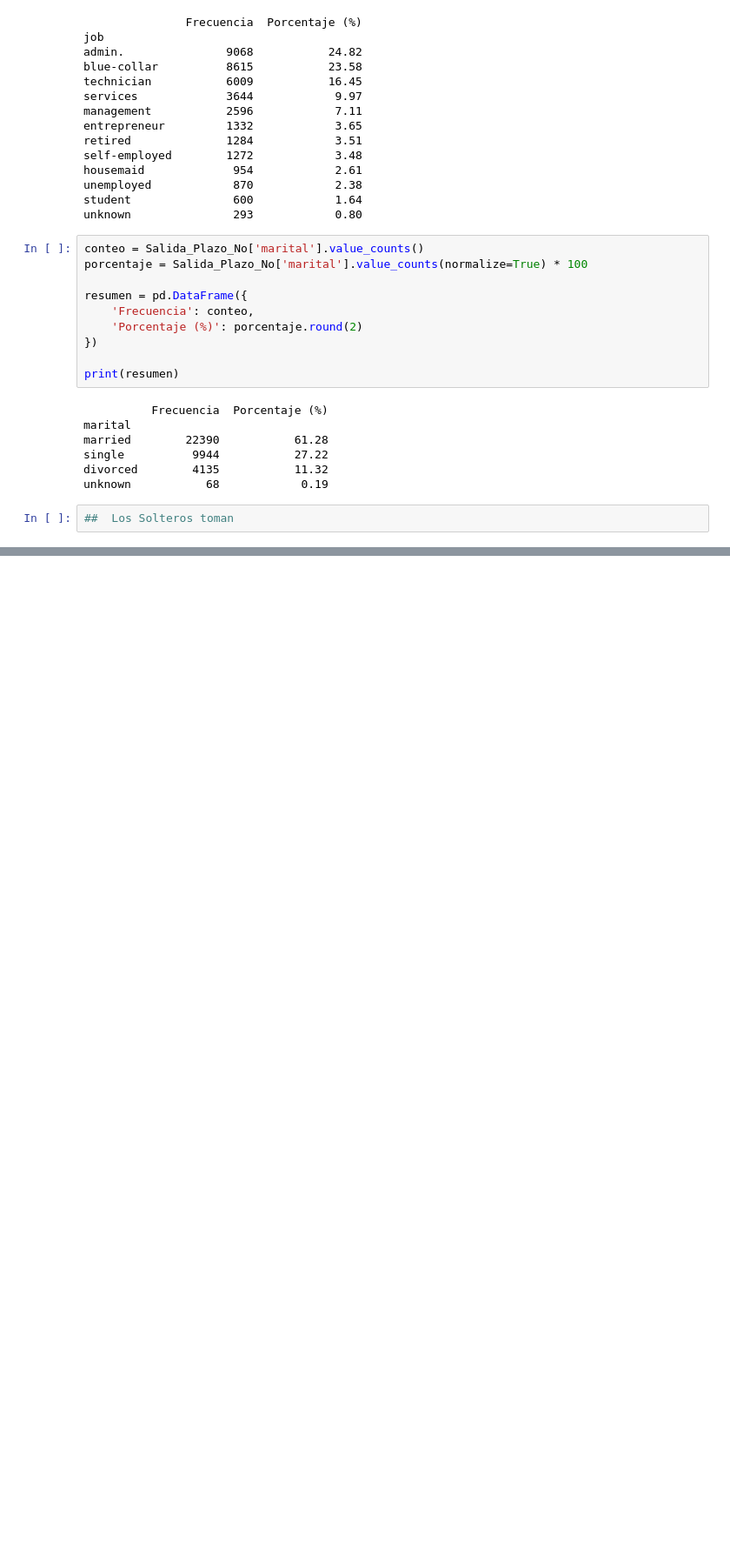
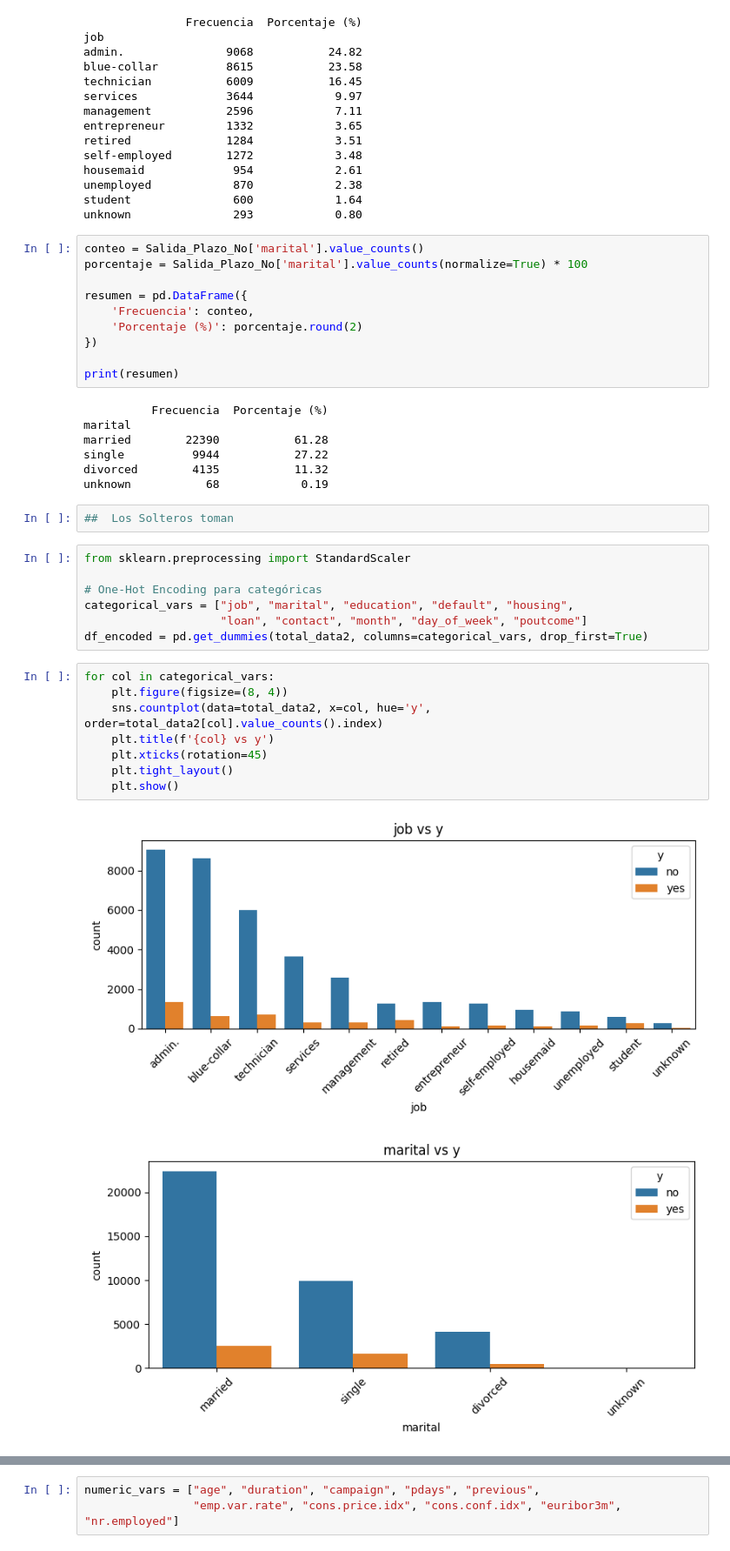
Before and after one commit to pcaliman2/14_Your_First_ML_Alg, a Jupyter notebook: src/explore.ipynb, the cells around one changed output, grey strips where cells are left out. Shown at 87% size. Saved outputs shown, nothing was run; the diff lists cells and outputs as text; blank space fills up the shorter version.

Commit message:
Creacion_Data_Entrenamiento

```diff
--- a/src/explore.ipynb
+++ b/src/explore.ipynb
@@ -288,3 +287,21 @@ divorced        4135           11.32
 unknown           68            0.19
 # %%
 ##  Los Solteros toman
+# %%
+from sklearn.preprocessing import StandardScaler
+
+# One-Hot Encoding para categóricas
+categorical_vars = ["job", "marital", "education", "default", "housing",
+                    "loan", "contact", "month", "day_of_week", "poutcome"]
+df_encoded = pd.get_dummies(total_data2, columns=categorical_vars, drop_first=True)
+# %%
+for col in categorical_vars:
+    plt.figure(figsize=(8, 4))
+    sns.countplot(data=total_data2, x=col, hue='y', order=total_data2[col].value_counts().index)
+    plt.title(f'{col} vs y')
+    plt.xticks(rotation=45)
+    plt.tight_layout()
+    plt.show()
+# %% [output]
+[figure, added]
+[figure, added]
@@ -290,0 +316,3 @@ unknown           68            0.19
+# %%
+numeric_vars = ["age", "duration", "campaign", "pdays", "previous",
+                "emp.var.rate", "cons.price.idx", "cons.conf.idx", "euribor3m", "nr.employed"]
```
Also changed, not shown: parts of 37 cells of this notebook.
